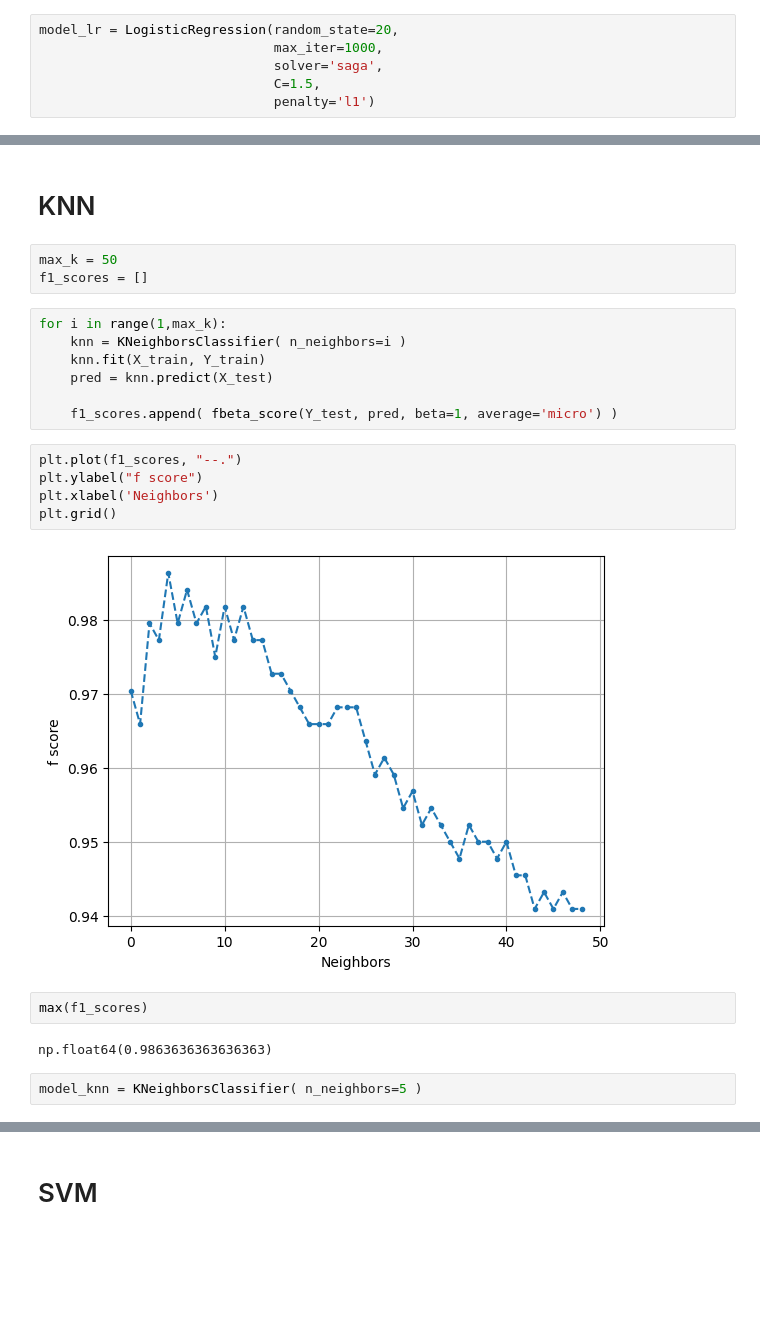
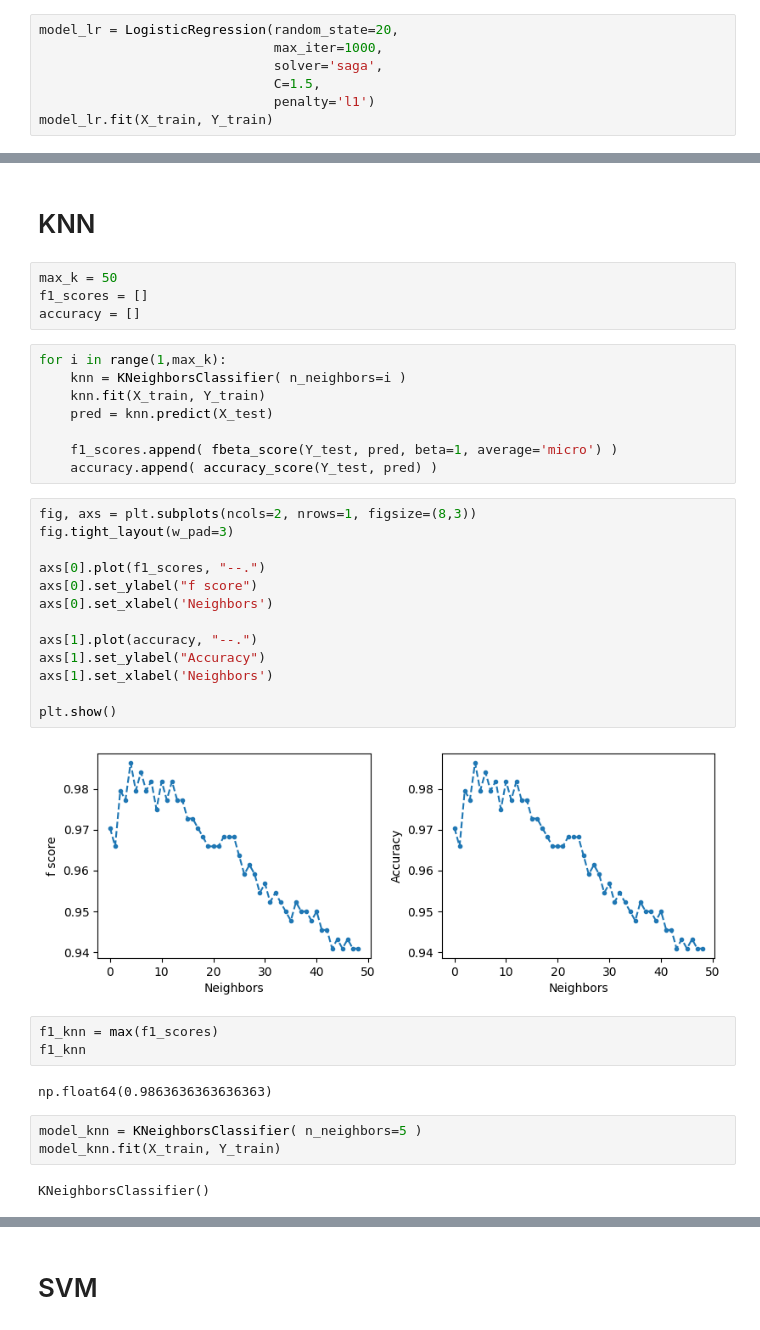
Before and after one commit to galois1915/IBM-Machine-Learning, a Jupyter notebook: Supervised-Classification/classification-project.ipynb, the cells around one changed output, grey strips where cells are left out. Cells and saved outputs as stored; diff of their text form; blank space fills up the shorter version.

```diff
--- a/Supervised-Classification/tkinter_application/models/classification-project.ipynb
+++ b/Supervised-Classification/classification-project.ipynb
@@ -109,3 +137,4 @@ model_lr = LogisticRegression(random_state=20,
                               solver='saga',
                               C=1.5,
                               penalty='l1')
+model_lr.fit(X_train, Y_train)
@@ -116,6 +149,7 @@ model_lr = LogisticRegression(random_state=20,
 # %%
 max_k = 50
 f1_scores = []
+accuracy = []
 # %%
 for i in range(1,max_k):
     knn = KNeighborsClassifier( n_neighbors=i )
@@ -123,16 +157,29 @@ for i in range(1,max_k):
     pred = knn.predict(X_test)
 
     f1_scores.append( fbeta_score(Y_test, pred, beta=1, average='micro') )
+    accuracy.append( accuracy_score(Y_test, pred) )
-# %%
-plt.plot(f1_scores, "--.")
-plt.ylabel("f score")
-plt.xlabel('Neighbors')
-plt.grid()
-# %% [output]
-[figure, removed]
-# %%
-max(f1_scores)
-# %% [output]
-np.float64(0.9863636363636363)
+# %%
+fig, axs = plt.subplots(ncols=2, nrows=1, figsize=(8,3))
+fig.tight_layout(w_pad=3)
+
+axs[0].plot(f1_scores, "--.")
+axs[0].set_ylabel("f score")
+axs[0].set_xlabel('Neighbors')
+
+axs[1].plot(accuracy, "--.")
+axs[1].set_ylabel("Accuracy")
+axs[1].set_xlabel('Neighbors')
+
+plt.show()
+# %% [output]
+[figure, added]
+# %%
+f1_knn = max(f1_scores)
+f1_knn
+# %% [output]
+np.float64(0.9863636363636363)
 # %%
 model_knn = KNeighborsClassifier( n_neighbors=5 )
+model_knn.fit(X_train, Y_train)
+# %% [output]
+KNeighborsClassifier()
```
Also changed, not shown: parts of 63 cells of this notebook, 13 other files.
